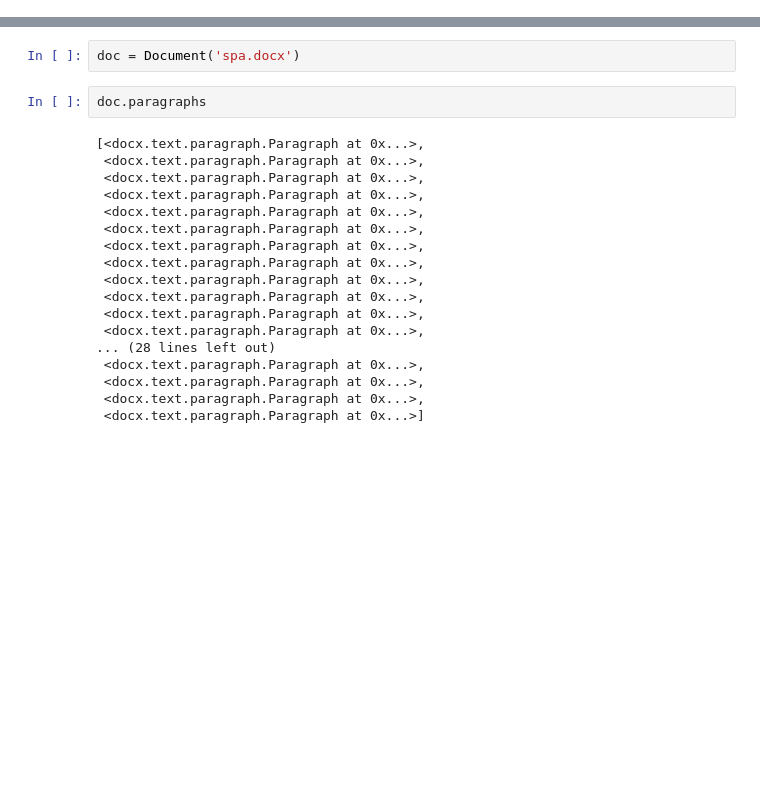
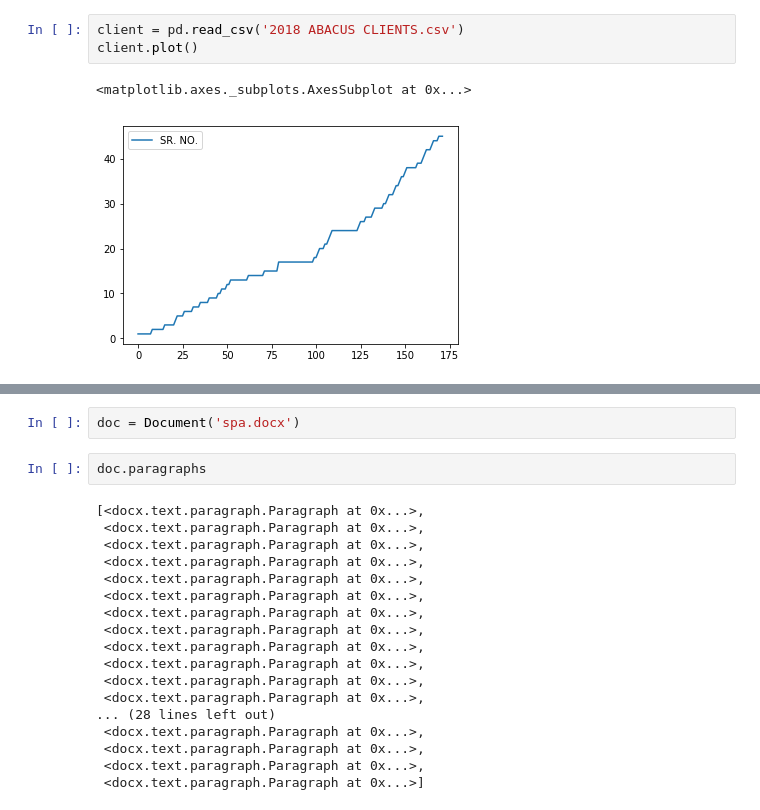
Before and after one commit to aminkhod/SPA, a Jupyter notebook: SPA.ipynb, the cells around one changed output, grey strips where cells are left out. Drawn from its saved outputs; the diff is of its cells as text; blank space fills up the shorter version.

```diff
--- a/SPA.ipynb
+++ b/SPA.ipynb
@@ -1 +13,7 @@
+# %%
+client = pd.read_csv('2018 ABACUS CLIENTS.csv')
+client.plot()
+# %% [output]
+<matplotlib.axes._subplots.AxesSubplot at 0x...>
+[figure, added]
 # %%
```
Also changed, not shown: parts of 3 cells of this notebook.
